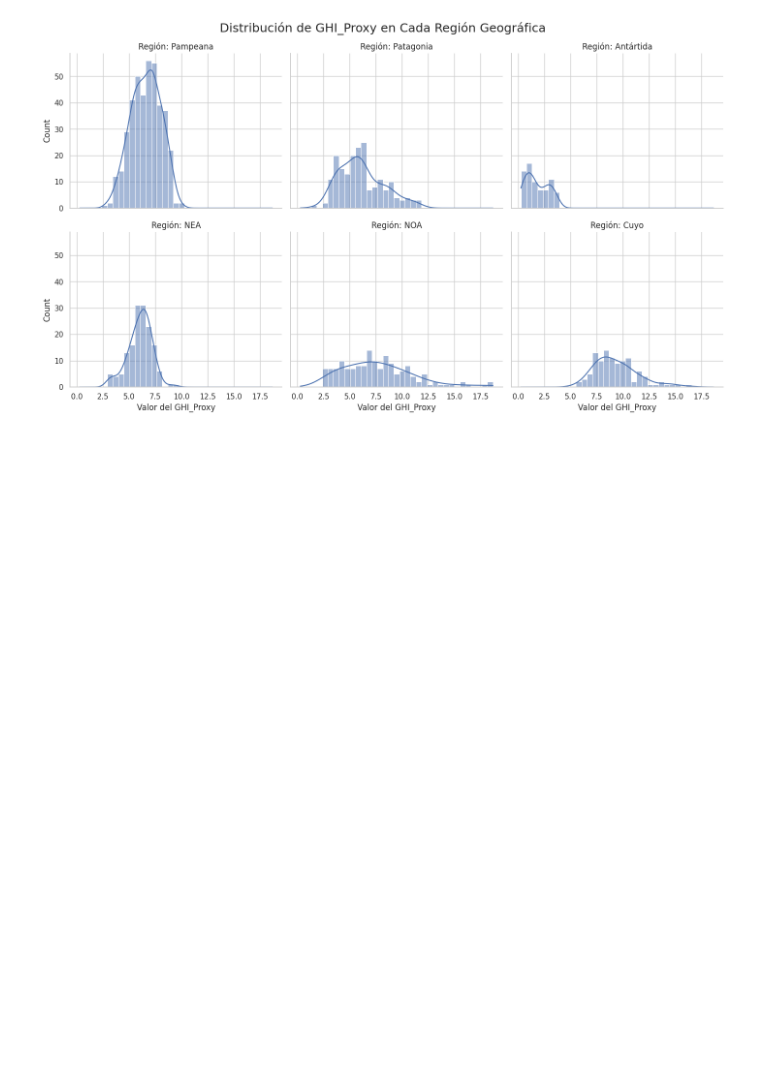
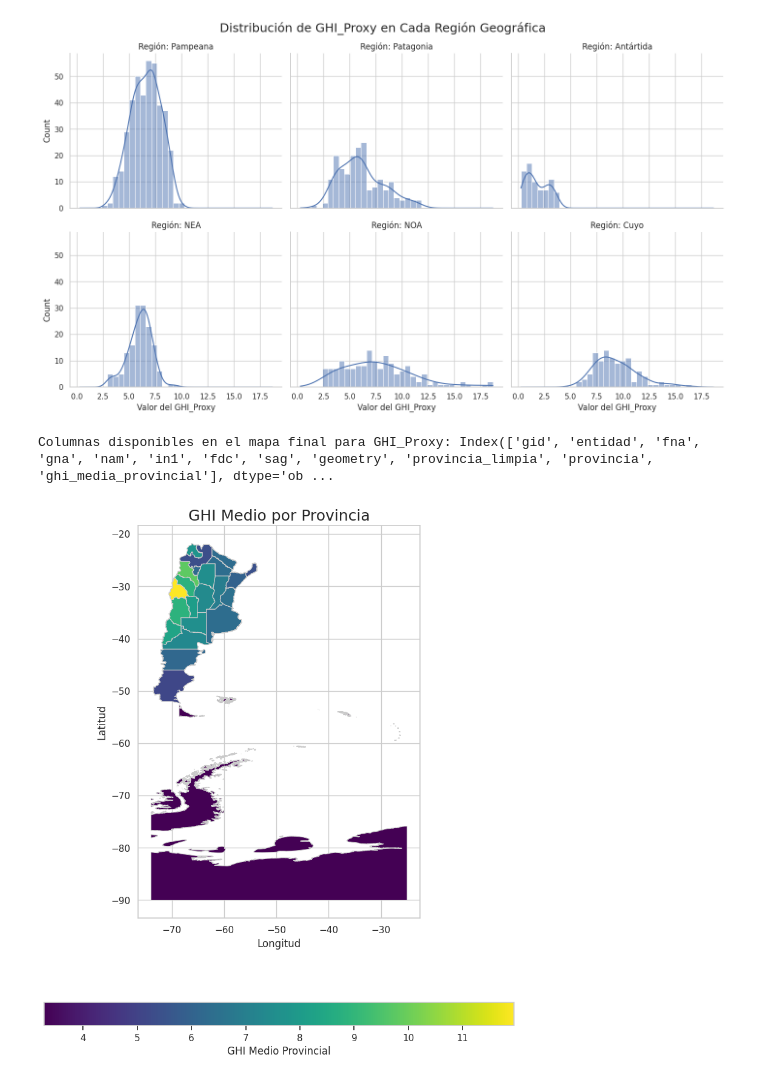
Before and after one commit to RodrigoGoni/EDA_meteorologica, a Jupyter notebook: eda.ipynb, the cells around one changed output. Drawn from its saved outputs; the diff is of its cells as text; code cells hidden in the pictures; blank space fills up the shorter version.

```diff
--- a/eda.ipynb
+++ b/eda.ipynb
@@ -1536,3 +1536,68 @@ Passing `palette` without assigning `hue` is deprecated and will be removed in v
 [figure]
 --- 4. Histogramas de GHI_Proxy para Cada Región ---
 [figure]
+# %%
+# --- 1. PREPARAR DATOS DE GHI_Proxy POR PROVINCIA ---
+
+# a) Calcular la GHI_Proxy media por provincia
+df_ghi_provincia = df_wide.groupby('provincia')['GHI_Proxy'].mean().reset_index()
+
+# b) Renombrar la columna a su nombre final
+df_ghi_provincia.rename(columns={'GHI_Proxy': 'ghi_media_provincial'}, inplace=True)
+
+# c) Limpiar los nombres de las provincias para la unión
+df_ghi_provincia['provincia_limpia'] = df_ghi_provincia['provincia'].apply(limpiar_texto)
+
+mapa_correcciones = {
+    'tierra_del_fueg': 'tierra_del_fuego_antartida_e_islas_del_atlantico_sur',
+    'santiago_del_es': 'santiago_del_estero',
+    'capital_federal': 'ciudad_autonoma_de_buenos_aires'
+}
+df_ghi_provincia['provincia_limpia'] = df_ghi_provincia['provincia_limpia'].replace(mapa_correcciones)
+
+# --- 2. PREPARAR DATOS DEL MAPA ---
+
+ruta_mapa_provincias = "datos/provincia/provinciaPolygon.shp"
+mapa_provincias = geopandas.read_file(ruta_mapa_provincias)
+
+mapa_provincias['provincia_limpia'] = mapa_provincias['nam'].apply(limpiar_texto)
+
+# --- 3. UNIR LOS DATAFRAMES ---
+
+mapa_final_ghi = pd.merge(
+    mapa_provincias,
+    df_ghi_provincia,
+    on='provincia_limpia',
+    how='left'
+)
+
+# --- 4. DIBUJAR EL MAPA ---
+
+print("Columnas disponibles en el mapa final para GHI_Proxy:", mapa_final_ghi.columns)
+
+fig, ax = plt.subplots(1, 1, figsize=(10, 12))
+
+mapa_final_ghi.plot(
+    column='ghi_media_provincial',
+    ax=ax,
+    legend=True,
+    cmap='viridis', # 'viridis' or 'plasma' are good choices for GHI
+    linewidth=0.8,
+    edgecolor='0.8',
+    missing_kwds={
+        "color": "lightgrey",
+        "edgecolor": "red",
+        "hatch": "///",
+        "label": "Sin datos",
+    },
+    legend_kwds={'label': "GHI Medio Provincial", 'orientation': "horizontal"}
+)
+
+ax.set_title('GHI Medio por Provincia', fontsize=18)
+ax.set_xlabel('Longitud')
+ax.set_ylabel('Latitud')
+ax.set_aspect('equal')
+plt.show()
+# %% [output]
+Columnas disponibles en el mapa final para GHI_Proxy: Index(['gid', 'entidad', 'fna', 'gna', 'nam', 'in1', 'fdc', 'sag', 'geometry', 'provincia_limpia', 'provincia', 'ghi_media_provincial'], dtype='ob ...
+[figure, added]
```
Also changed, not shown: parts of 4 cells of this notebook.
